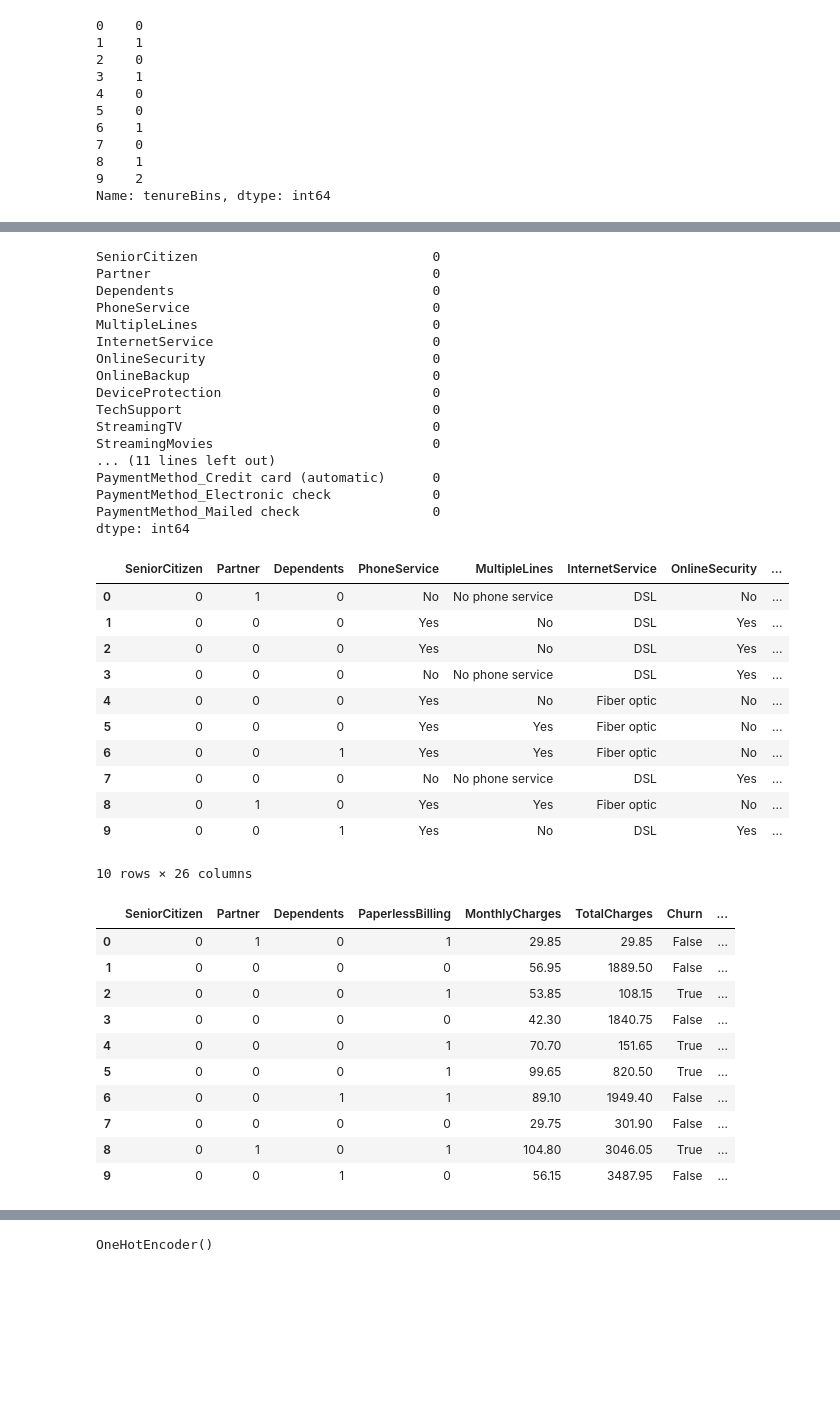
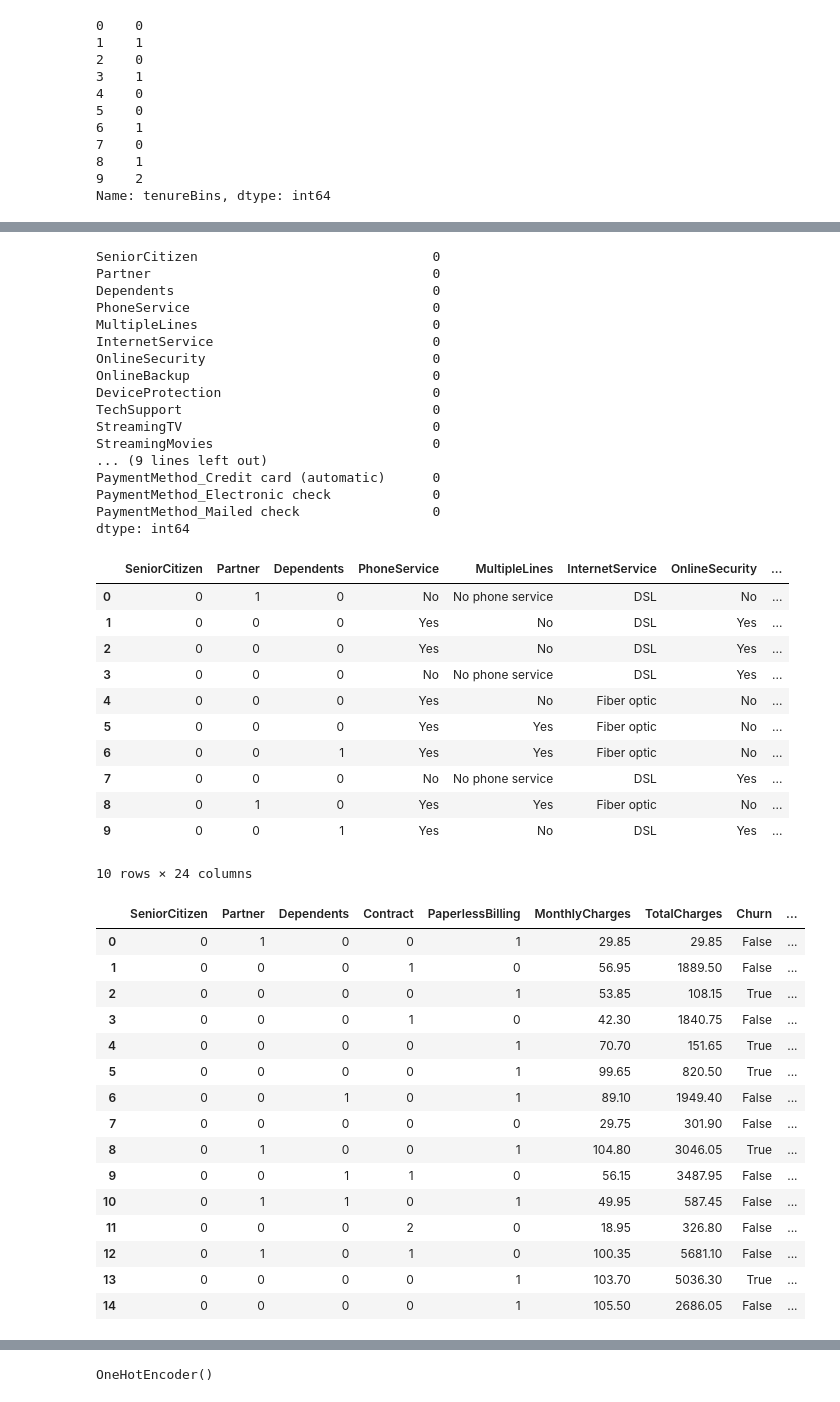
Before and after one commit to pasindudarshana/Mini-Project-00-EDA-Model-Building, a Jupyter notebook: Python Notebooks/01 Exploratory Data Analysis (EDA)/1_3_feature_encoding.ipynb, the cells around one changed output, grey strips where cells are left out. Cells and saved outputs as stored; diff of their text form; code cells hidden in the pictures; blank space fills up the shorter version.

```diff
--- a/Python Notebook/01 Exploratory Data Analysis (EDA)/1_3_feature_encoding.ipynb
+++ b/Python Notebooks/01 Exploratory Data Analysis (EDA)/1_3_feature_encoding.ipynb
@@ -48,22 +72,14 @@ df
 # %% [markdown]
 ### 2. Encode Nominal Variables
 # %%
-nominal_variables = ['gender', 'InternetService', 'Contract', 'PaymentMethod']
+nominal_variables = ['gender', 'PaymentMethod']
 
 gender_dummies = pd.get_dummies(df['gender'], prefix='gender')
-# InternetService_dummies = pd.get_dummies(df['InternetService'], prefix='InternetService')
-Contract_dummies = pd.get_dummies(df['Contract'], prefix='Contract')
 PaymentMethod_dummies = pd.get_dummies(df['PaymentMethod'], prefix='PaymentMethod')
 
 df_encoded =  pd.concat([df, gender_dummies], axis=1)
 del df_encoded['gender']
 
-# df_encoded =  pd.concat([df_encoded, InternetService_dummies], axis=1)
-# del df_encoded['InternetService']
-
-df_encoded =  pd.concat([df_encoded, Contract_dummies], axis=1)
-del df_encoded['Contract']
-
 df_encoded =  pd.concat([df_encoded, PaymentMethod_dummies], axis=1)
 del df_encoded['PaymentMethod']
 
@@ -133,3 +149,12 @@ df_encoded['tenureBins'].head(10)
 8    1
 9    2
 Name: tenureBins, dtype: int64
+# %%
+encode_dict_contract = {
+                    'Month-to-month' : 0,
+                    'One year' : 1,
+                    'Two year' : 2
+                    }
+
+df_encoded['Contract'] = df_encoded['Contract'].map(encode_dict_contract)
+df_encoded['Contract'].head(10)
@@ -238,7 +290,7 @@ DeviceProtection                           0
 TechSupport                                0
 StreamingTV                                0
 StreamingMovies                            0
-... (11 lines left out)
+... (9 lines left out)
 PaymentMethod_Credit card (automatic)      0
 PaymentMethod_Electronic check             0
 PaymentMethod_Mailed check                 0
@@ -263,7 +315,7 @@ df_encoded.head(10)
 | 7 | 0 | 0 | 0 | No | No phone service | DSL | Yes | ... |
 | 8 | 0 | 1 | 0 | Yes | Yes | Fiber optic | No | ... |
 | 9 | 0 | 0 | 1 | Yes | No | DSL | Yes | ... |
-10 rows × 26 columns
+10 rows × 24 columns
 # %%
 # Let's combine extra features so that we can reduce the number of features
 
@@ -287,22 +339,27 @@ df_encoded['InternetServiceBins'] = (
 # %%
 df_encoded.drop(columns=[
     'PhoneService', 'MultipleLines',
     'OnlineSecurity', 'OnlineBackup',
     'DeviceProtection', 'TechSupport',
     'StreamingTV', 'StreamingMovies', 'InternetService'
 ], inplace=True)
-df_encoded.head(10)
+df_encoded.head(15)
 # %% [output]
-|  | SeniorCitizen | Partner | Dependents | PaperlessBilling | MonthlyCharges | TotalCharges | Churn | ... |
-| 0 | 0 | 1 | 0 | 1 | 29.85 | 29.85 | False | ... |
-| 1 | 0 | 0 | 0 | 0 | 56.95 | 1889.50 | False | ... |
-| 2 | 0 | 0 | 0 | 1 | 53.85 | 108.15 | True | ... |
-| 3 | 0 | 0 | 0 | 0 | 42.30 | 1840.75 | False | ... |
-| 4 | 0 | 0 | 0 | 1 | 70.70 | 151.65 | True | ... |
-| 5 | 0 | 0 | 0 | 1 | 99.65 | 820.50 | True | ... |
-| 6 | 0 | 0 | 1 | 1 | 89.10 | 1949.40 | False | ... |
-| 7 | 0 | 0 | 0 | 0 | 29.75 | 301.90 | False | ... |
-| 8 | 0 | 1 | 0 | 1 | 104.80 | 3046.05 | True | ... |
-| 9 | 0 | 0 | 1 | 0 | 56.15 | 3487.95 | False | ... |
+|  | SeniorCitizen | Partner | Dependents | Contract | PaperlessBilling | MonthlyCharges | TotalCharges | Churn | ... |
+| 0 | 0 | 1 | 0 | 0 | 1 | 29.85 | 29.85 | False | ... |
+| 1 | 0 | 0 | 0 | 1 | 0 | 56.95 | 1889.50 | False | ... |
+| 2 | 0 | 0 | 0 | 0 | 1 | 53.85 | 108.15 | True | ... |
+| 3 | 0 | 0 | 0 | 1 | 0 | 42.30 | 1840.75 | False | ... |
+| 4 | 0 | 0 | 0 | 0 | 1 | 70.70 | 151.65 | True | ... |
+| 5 | 0 | 0 | 0 | 0 | 1 | 99.65 | 820.50 | True | ... |
+| 6 | 0 | 0 | 1 | 0 | 1 | 89.10 | 1949.40 | False | ... |
+| 7 | 0 | 0 | 0 | 0 | 0 | 29.75 | 301.90 | False | ... |
+| 8 | 0 | 1 | 0 | 0 | 1 | 104.80 | 3046.05 | True | ... |
+| 9 | 0 | 0 | 1 | 1 | 0 | 56.15 | 3487.95 | False | ... |
+| 10 | 0 | 1 | 1 | 0 | 1 | 49.95 | 587.45 | False | ... |
+| 11 | 0 | 0 | 0 | 2 | 0 | 18.95 | 326.80 | False | ... |
+| 12 | 0 | 1 | 0 | 1 | 0 | 100.35 | 5681.10 | False | ... |
+| 13 | 0 | 0 | 0 | 0 | 1 | 103.70 | 5036.30 | True | ... |
+| 14 | 0 | 0 | 0 | 0 | 1 | 105.50 | 2686.05 | False | ... |
 # %%
 df_encoded.to_csv('data/processed/ChurnModelling_Encoded.csv', index=False)
```
Also changed, not shown: parts of 16 cells of this notebook, 32 other files.
